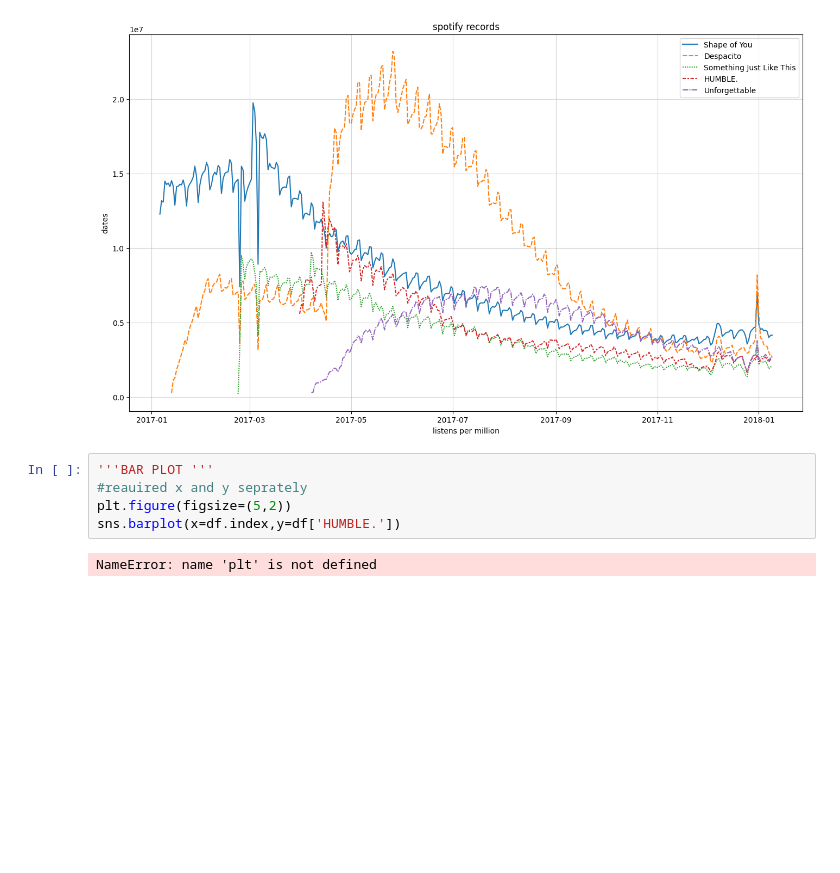
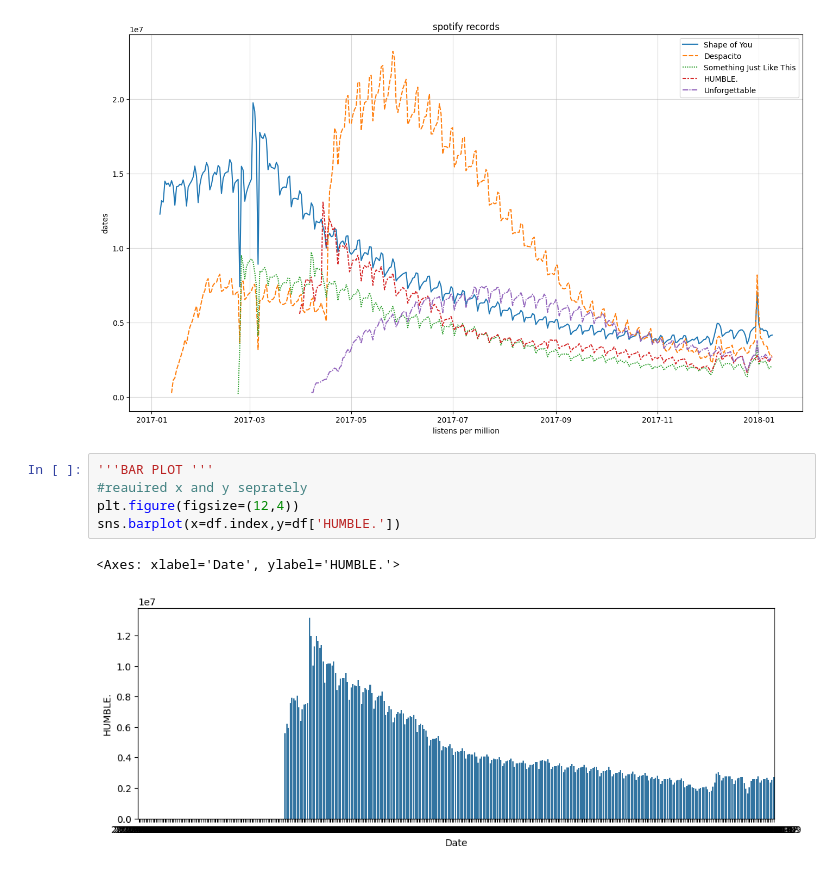
Before and after one commit to MehulEXE/python, a Jupyter notebook: seaborn.ipynb, the cells around one changed output. Cells and saved outputs as stored; diff of their text form; blank space fills up the shorter version.

Commit message:
scatterplot

```diff
--- a/seaborn.ipynb
+++ b/seaborn.ipynb
@@ -23,8 +23,9 @@ plt.show()
 # %%
 '''BAR PLOT '''
 #reauired x and y seprately
-plt.figure(figsize=(5,2))
+plt.figure(figsize=(12,4))
 sns.barplot(x=df.index,y=df['HUMBLE.'])
 # %% [output]
-NameError: name 'plt' is not defined
+<Axes: xlabel='Date', ylabel='HUMBLE.'>
+[figure, added]
 # %%
```
Also changed, not shown: parts of 2 cells of this notebook.
